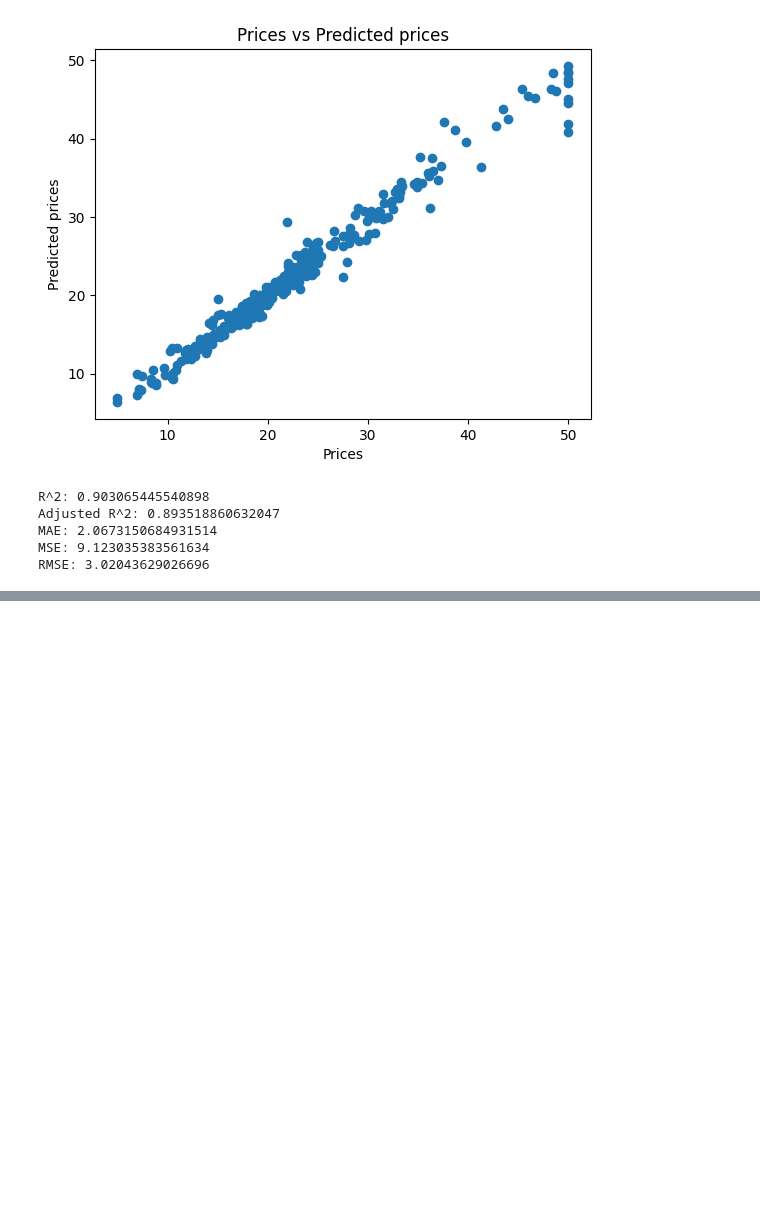
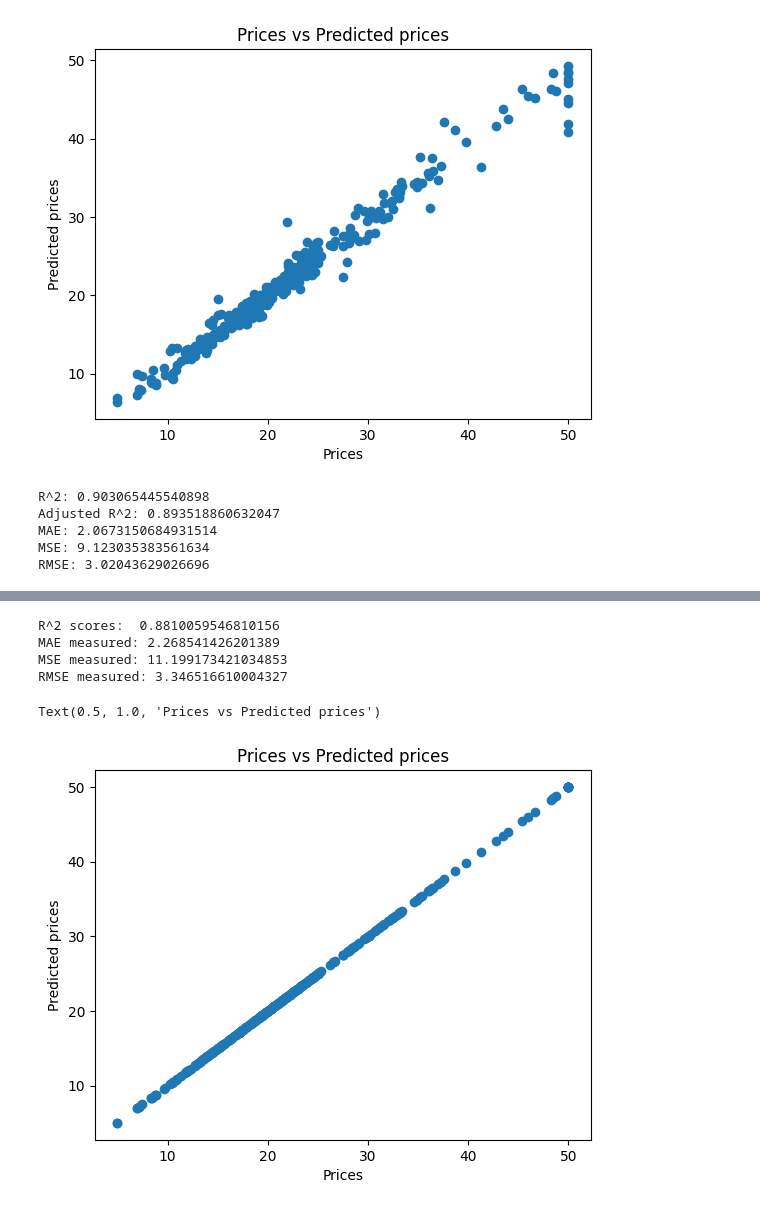
Before and after one commit to SujayVivek/QuantAIVerse, a Jupyter notebook: QuantAIVerse_House_Price_Prediction.ipynb, the cells around one changed output, grey strips where cells are left out. Cells and saved outputs as stored; diff of their text form; code cells hidden in the pictures; blank space fills up the shorter version.

```diff
--- a/QuantAIVerse_House_Price_Prediction.ipynb
+++ b/QuantAIVerse_House_Price_Prediction.ipynb
@@ -262,0 +275,23 @@ reg.fit(X_train, Y_train)
+# %%
+y_pred = reg.predict(X_train)
+# %%
+y_test_pred = reg.predict(X_test)
+# %%
+#Printing the metrics
+print("R^2 scores: ", metrics.r2_score(Y_test, y_test_pred))
+print("MAE measured:", metrics.mean_absolute_error(Y_test, y_test_pred))
+print("MSE measured:", metrics.mean_squared_error(Y_test, y_test_pred))
+print("RMSE measured:", np.sqrt(metrics.mean_squared_error(Y_test, y_test_pred)))
+
+
+plt.scatter(Y_train, y_pred)
+plt.xlabel('Prices')
+plt.ylabel('Predicted prices')
+plt.title('Prices vs Predicted prices')
+# %% [output]
+R^2 scores:  0.8810059546810156
+MAE measured: 2.268541426201389
+MSE measured: 11.199173421034853
+RMSE measured: 3.346516610004327
+Text(0.5, 1.0, 'Prices vs Predicted prices')
+[figure, added]
```
Also changed, not shown: parts of 1 cell of this notebook.
